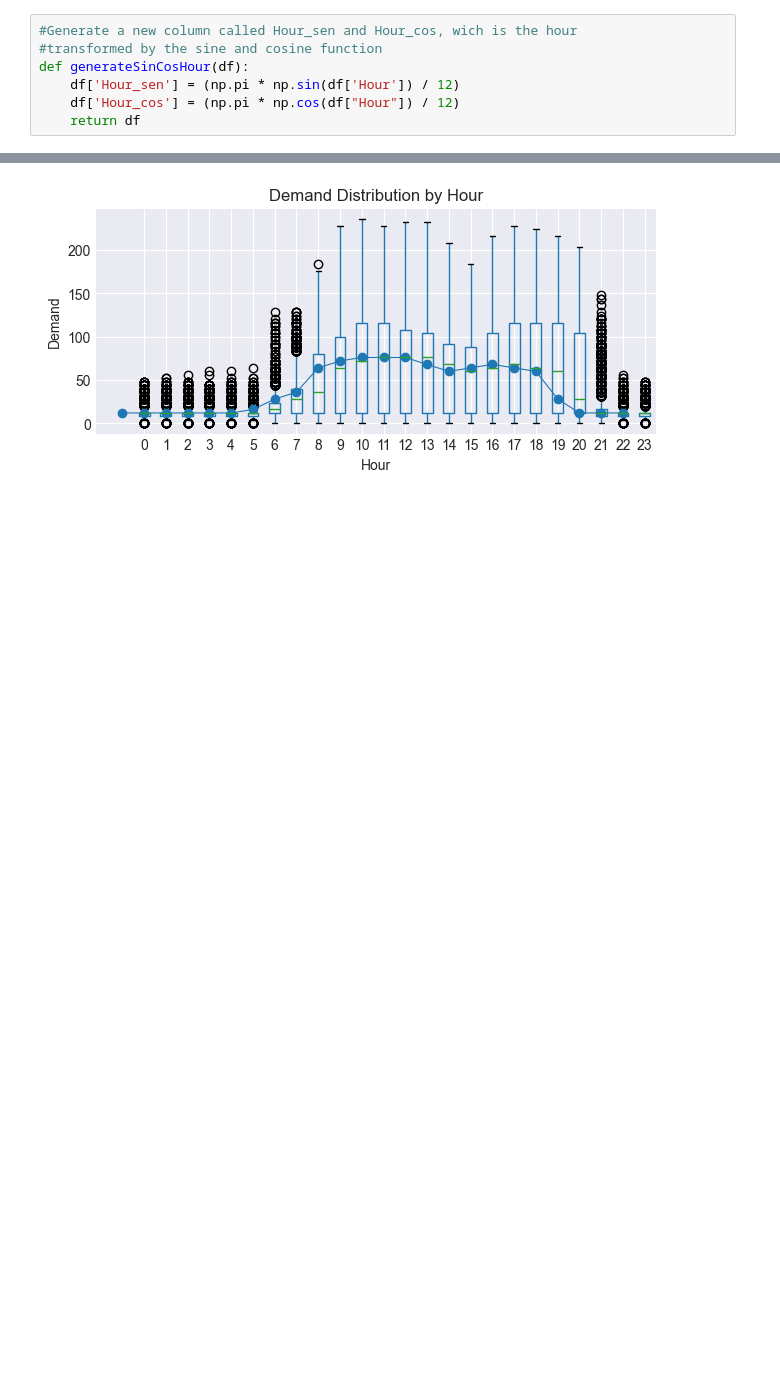
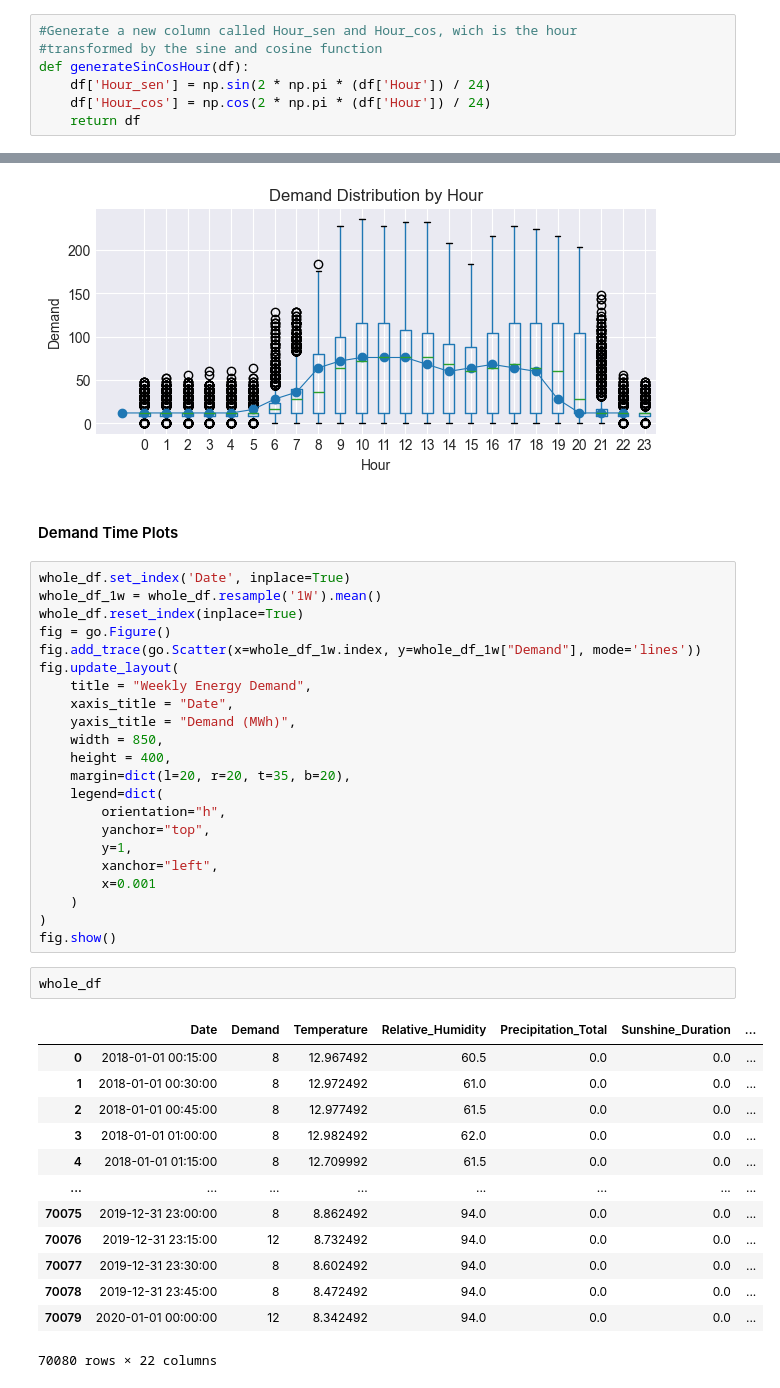
Before and after one commit to AFernandezBenages/WP4, a Jupyter notebook: code/datasets_preprocessing.ipynb, the cells around one changed output, grey strips where cells are left out. Drawn from its saved outputs; the diff is of its cells as text; blank space fills up the shorter version.

```diff
--- a/code/datasets_preprocessing.ipynb
+++ b/code/datasets_preprocessing.ipynb
@@ -230,8 +229,8 @@ whole_df["Minute"] = whole_df["Date"].dt.minute
 #Generate a new column called Hour_sen and Hour_cos, wich is the hour
 #transformed by the sine and cosine function
 def generateSinCosHour(df):
-    df['Hour_sen'] = (np.pi * np.sin(df['Hour']) / 12)
-    df['Hour_cos'] = (np.pi * np.cos(df["Hour"]) / 12)
+    df['Hour_sen'] = np.sin(2 * np.pi * (df['Hour']) / 24)
+    df['Hour_cos'] = np.cos(2 * np.pi * (df['Hour']) / 24)
     return df
 # %%
 #Add Demand 7 days before Column
@@ -333,3 +332,43 @@ fig.suptitle('')
 # %% [output]
 Text(0.5, 0.98, '')
 [figure]
+# %% [markdown]
+#### Demand Time Plots
+# %%
+whole_df.set_index('Date', inplace=True)
+whole_df_1w = whole_df.resample('1W').mean()
+whole_df.reset_index(inplace=True)
+fig = go.Figure()
+fig.add_trace(go.Scatter(x=whole_df_1w.index, y=whole_df_1w["Demand"], mode='lines'))
+fig.update_layout(
+    title = "Weekly Energy Demand",
+    xaxis_title = "Date",
+    yaxis_title = "Demand (MWh)",
+    width = 850,
+    height = 400,
+    margin=dict(l=20, r=20, t=35, b=20),
+    legend=dict(
+        orientation="h",
+        yanchor="top",
+        y=1,
+        xanchor="left",
+        x=0.001
+    )
+)
+fig.show()
+# %%
+whole_df
+# %% [output]
+|  | Date | Demand | Temperature | Relative_Humidity | Precipitation_Total | Sunshine_Duration | ... |
+| 0 | 2018-01-01 00:15:00 | 8 | 12.967492 | 60.5 | 0.0 | 0.0 | ... |
+| 1 | 2018-01-01 00:30:00 | 8 | 12.972492 | 61.0 | 0.0 | 0.0 | ... |
+| 2 | 2018-01-01 00:45:00 | 8 | 12.977492 | 61.5 | 0.0 | 0.0 | ... |
+| 3 | 2018-01-01 01:00:00 | 8 | 12.982492 | 62.0 | 0.0 | 0.0 | ... |
+| 4 | 2018-01-01 01:15:00 | 8 | 12.709992 | 61.5 | 0.0 | 0.0 | ... |
+| ... | ... | ... | ... | ... | ... | ... | ... |
+| 70075 | 2019-12-31 23:00:00 | 8 | 8.862492 | 94.0 | 0.0 | 0.0 | ... |
+| 70076 | 2019-12-31 23:15:00 | 12 | 8.732492 | 94.0 | 0.0 | 0.0 | ... |
+| 70077 | 2019-12-31 23:30:00 | 8 | 8.602492 | 94.0 | 0.0 | 0.0 | ... |
+| 70078 | 2019-12-31 23:45:00 | 8 | 8.472492 | 94.0 | 0.0 | 0.0 | ... |
+| 70079 | 2020-01-01 00:00:00 | 12 | 8.342492 | 94.0 | 0.0 | 0.0 | ... |
+70080 rows × 22 columns
```
Also changed, not shown: parts of 14 cells of this notebook.
